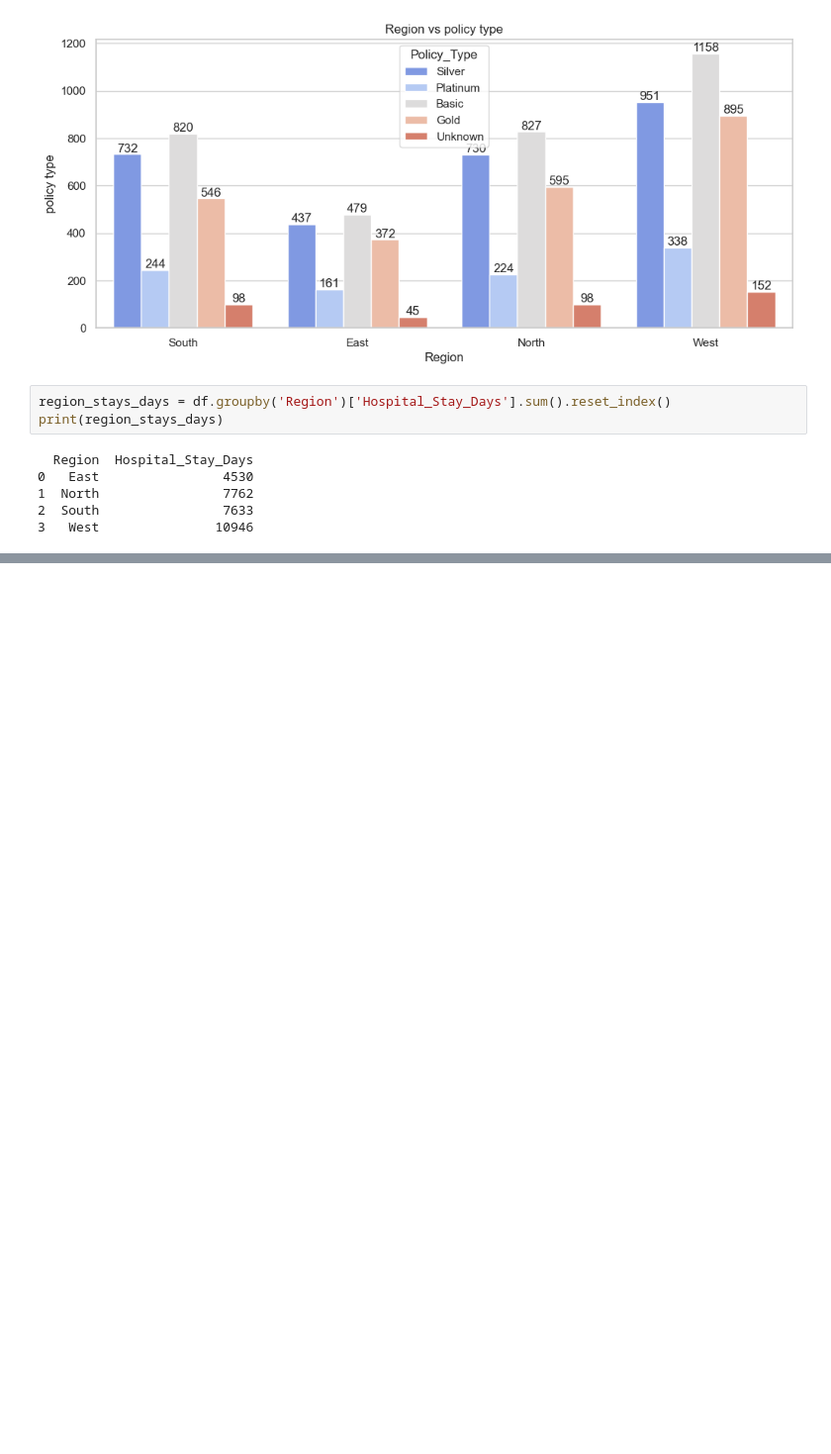
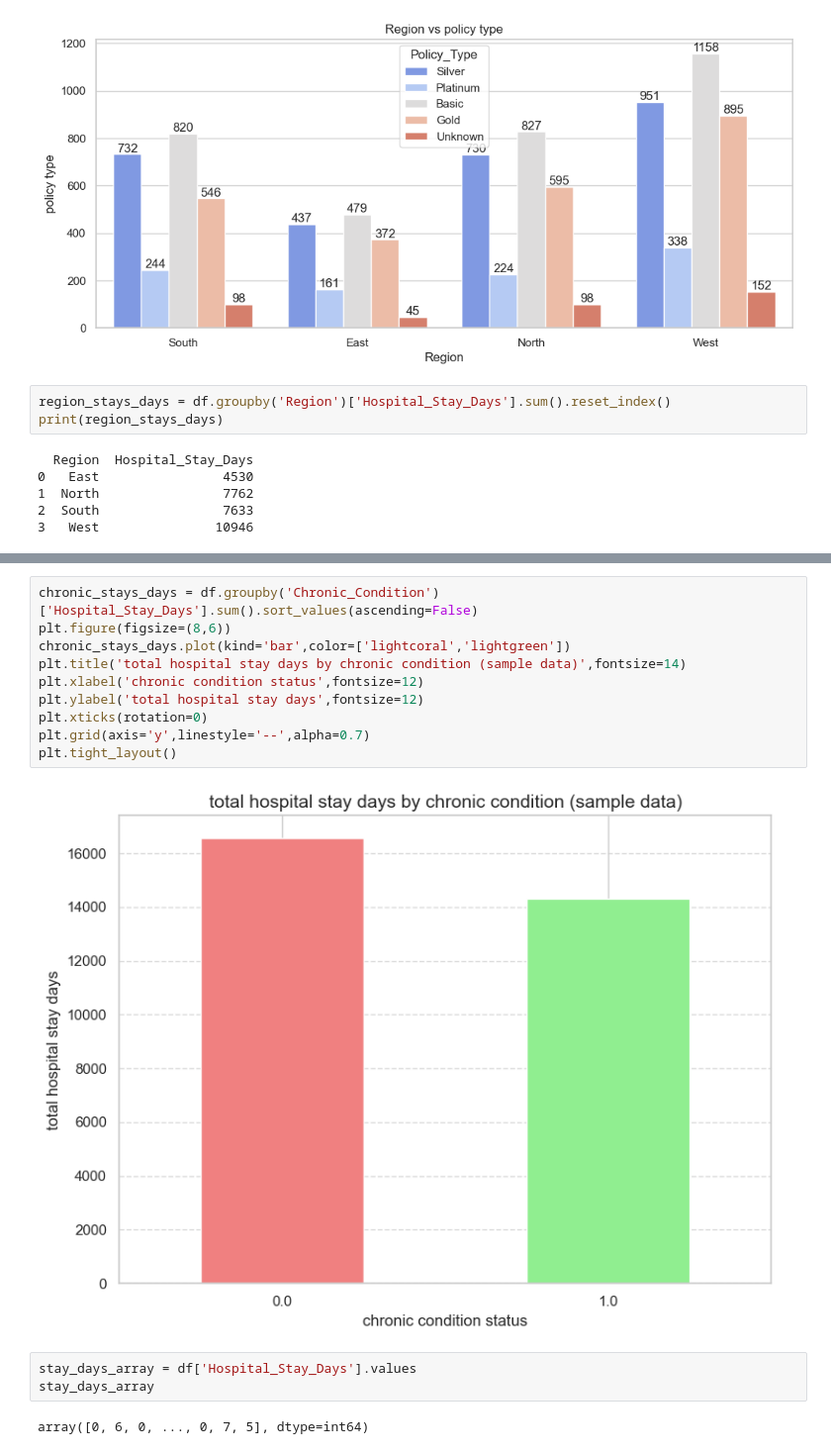
Before and after one commit to Mohini2815/Data-analysis-practice-projects, a Jupyter notebook: Insurance claims dataset.ipynb, the cells around one changed output, grey strips where cells are left out. Shown at 99% size. Cells and saved outputs as stored; diff of their text form; blank space fills up the shorter version.

```diff
--- a/Insurance claims dataset.ipynb
+++ b/Insurance claims dataset.ipynb
@@ -470,0 +509,17 @@ print(region_stays_days)
+# %%
+chronic_stays_days = df.groupby('Chronic_Condition')['Hospital_Stay_Days'].sum().sort_values(ascending=False)
+plt.figure(figsize=(8,6))
+chronic_stays_days.plot(kind='bar',color=['lightcoral','lightgreen'])
+plt.title('total hospital stay days by chronic condition (sample data)',fontsize=14)
+plt.xlabel('chronic condition status',fontsize=12)
+plt.ylabel('total hospital stay days',fontsize=12)
+plt.xticks(rotation=0)
+plt.grid(axis='y',linestyle='--',alpha=0.7)
+plt.tight_layout()
+# %% [output]
+[figure, added]
+# %%
+stay_days_array = df['Hospital_Stay_Days'].values
+stay_days_array
+# %% [output]
+array([0, 6, 0, ..., 0, 7, 5], dtype=int64)
```
Also changed, not shown: parts of 6 cells of this notebook.
